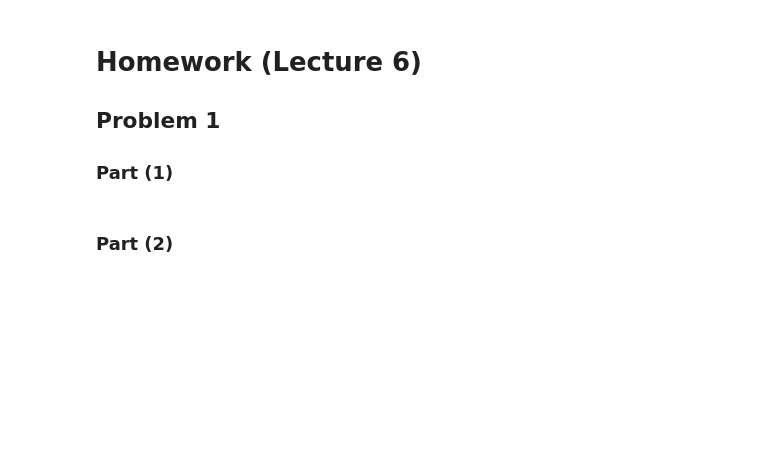
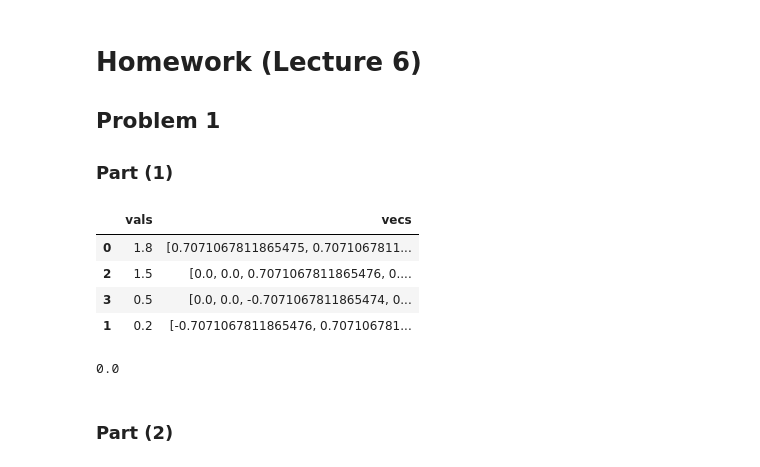
Before and after one commit to mattzhao-R/ml4econs, a Jupyter notebook: hw2/hw2.ipynb, the cells around one changed output. Saved outputs shown, nothing was run; the diff lists cells and outputs as text; code cells hidden in the pictures; blank space fills up the shorter version.

```diff
--- a/hw2/hw2.ipynb
+++ b/hw2/hw2.ipynb
@@ -245,9 +245,5 @@ for i,name in enumerate(prob2_results.columns):
 ### Part (1)
 # %%
 X = np.array(([1,0.8,0,0],[0.8,1,0,0],[0,0,1,0.5],[0,0,0.5,1]))
-print(np.linalg.eig(X))
-V = np.linalg.svd(X)[2].T
-v_1 = V[:,0]
-U_1 = X @ v_1
-v_2 = V[:,1]
-U_2 = X @ v_2
+eigenvals = np.linalg.eig(X)[0]
+eigvecs = np.linalg.eig(X)[1].T
@@ -263,0 +250,9 @@ print(U_2 @ U_1)
+# %%
+eig_df = pd.DataFrame({'vals':eigenvals,'vecs':eigvecs.tolist()}).sort_values(by='vals',ascending=False)
+eig_df
+# %% [output]
+|  | vals | vecs |
+| 0 | 1.8 | [0.7071067811865475, 0.7071067811... |
+| 2 | 1.5 | [0.0, 0.0, 0.7071067811865476, 0.... |
+| 3 | 0.5 | [0.0, 0.0, -0.7071067811865474, 0... |
+| 1 | 0.2 | [-0.7071067811865476, 0.707106781... |
@@ -264,3 +265,7 @@ print(U_2 @ U_1)
+# %%
+U_1 @ U_2
+# %% [output]
+0.0
 # %% [markdown]
 ### Part (2)
 # %% [markdown]
```
Also changed, not shown: parts of 25 cells of this notebook.
